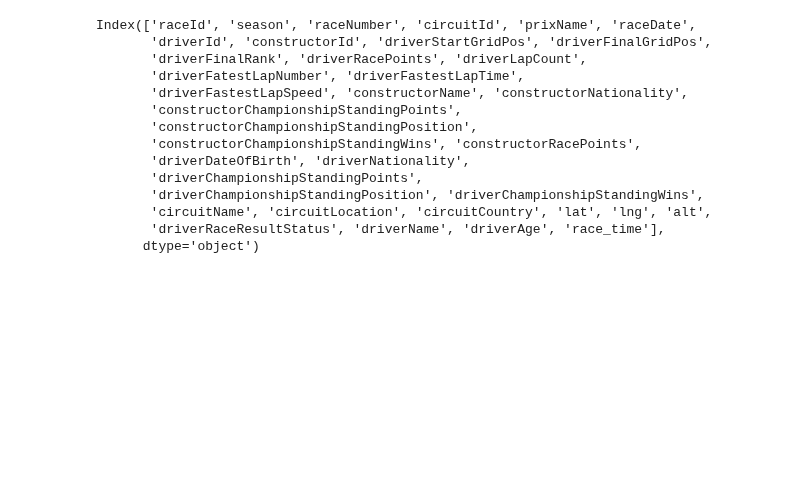
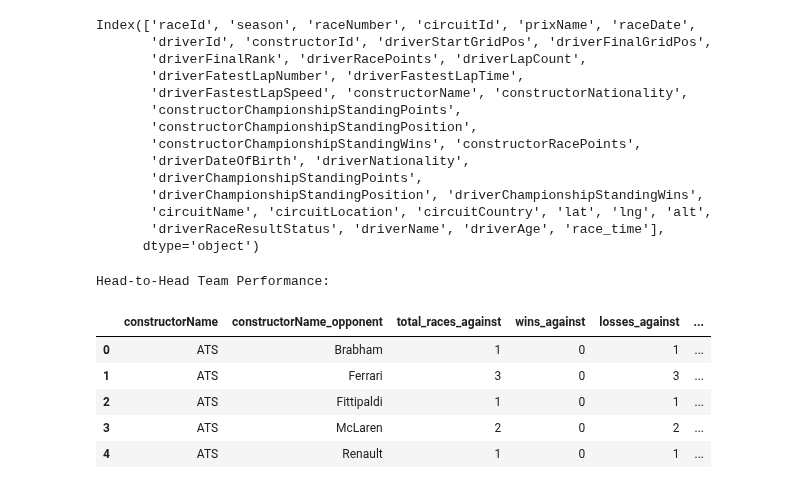
Before and after one commit to yesh-045/Data_Premier_League, a Jupyter notebook: src/models/team_performance_comparsion/model.ipynb, the cells around one changed output. Cells and saved outputs as stored; diff of their text form; code cells hidden in the pictures; blank space fills up the shorter version.

```diff
--- a/src/models/team_performance_comparsion/model.ipynb
+++ b/src/models/team_performance_comparsion/model.ipynb
@@ -50,0 +24,43 @@ print(team_performance.head())  # Show results
+# %%
+data_df = data_df[data_df["driverRaceResultStatus"] == "Finished"]
+
+# Merge dataset with itself to compare teams within the same race
+data_df_compare = data_df.merge(data_df, on=["raceId"], suffixes=("", "_opponent"))
+
+# Remove comparisons where the team is the same
+data_df_compare = data_df_compare[data_df_compare["constructorName"] != data_df_compare["constructorName_opponent"]]
+
+# Determine win/loss based on finishing position
+data_df_compare["win"] = data_df_compare["driverFinalRank"] < data_df_compare["driverFinalRank_opponent"]
+data_df_compare["loss"] = data_df_compare["driverFinalRank"] > data_df_compare["driverFinalRank_opponent"]
+
+# Aggregate head-to-head results
+team_performance = data_df_compare.groupby(["constructorName", "constructorName_opponent"]).agg(
+    total_races_against=("raceId", "count"),
+    wins_against=("win", "sum"),
+    losses_against=("loss", "sum")
+).reset_index()
+
+# Compute win rate against opponents
+team_performance["win_rate_against"] = (
+    team_performance["wins_against"] / team_performance["total_races_against"]
+).round(3)
+
+# Average points per team per race
+team_avg_points = data_df.groupby("constructorName").agg(
+    constructor_avg_points=("constructorRacePoints", "mean")
+).reset_index()
+
+# Merge with head-to-head performance
+team_performance = team_performance.merge(team_avg_points, on="constructorName", how="left")
+
+print("Head-to-Head Team Performance:")
+team_performance.head()
+# %% [output]
+Head-to-Head Team Performance:
+|  | constructorName | constructorName_opponent | total_races_against | wins_against | losses_against | ... |
+| 0 | ATS | Brabham | 1 | 0 | 1 | ... |
+| 1 | ATS | Ferrari | 3 | 0 | 3 | ... |
+| 2 | ATS | Fittipaldi | 1 | 0 | 1 | ... |
+| 3 | ATS | McLaren | 2 | 0 | 2 | ... |
+| 4 | ATS | Renault | 1 | 0 | 1 | ... |
```
Also changed, not shown: parts of 5 cells of this notebook.
